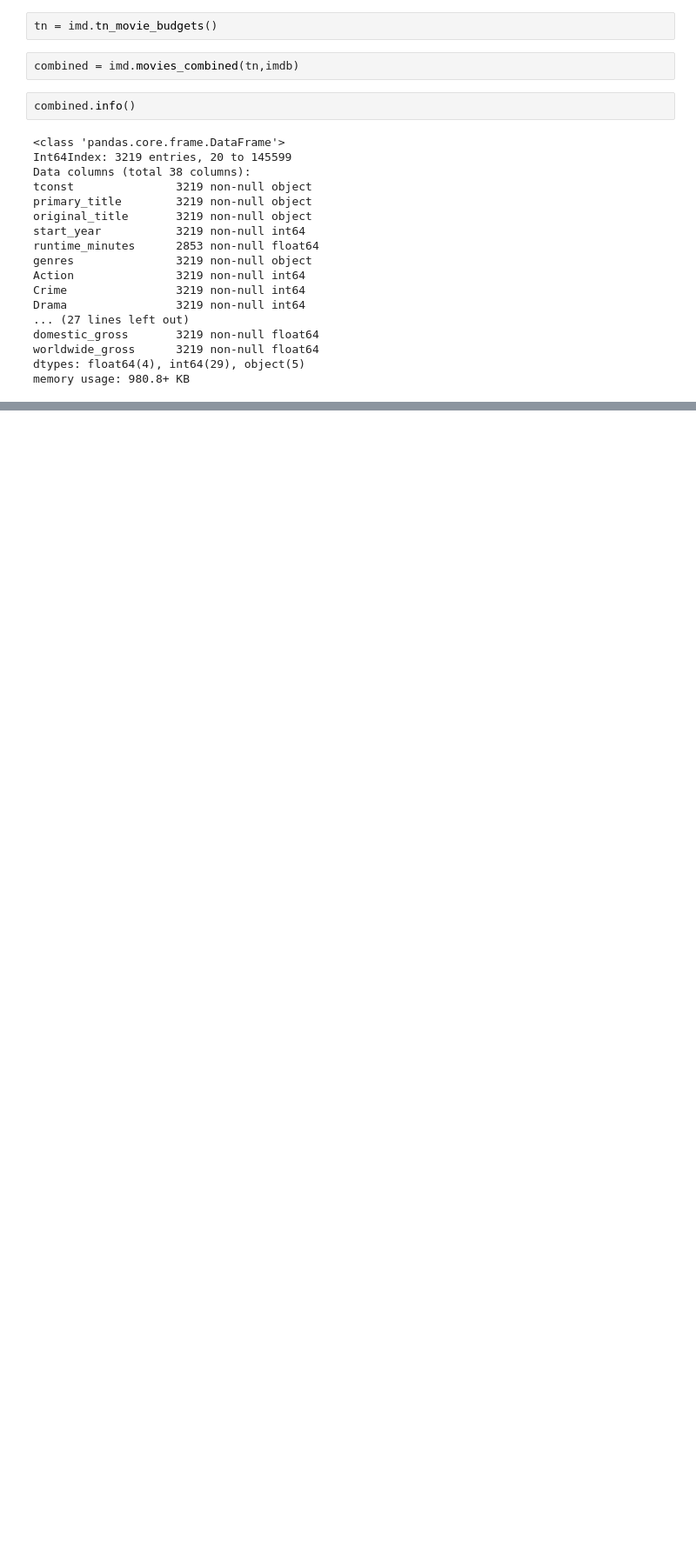
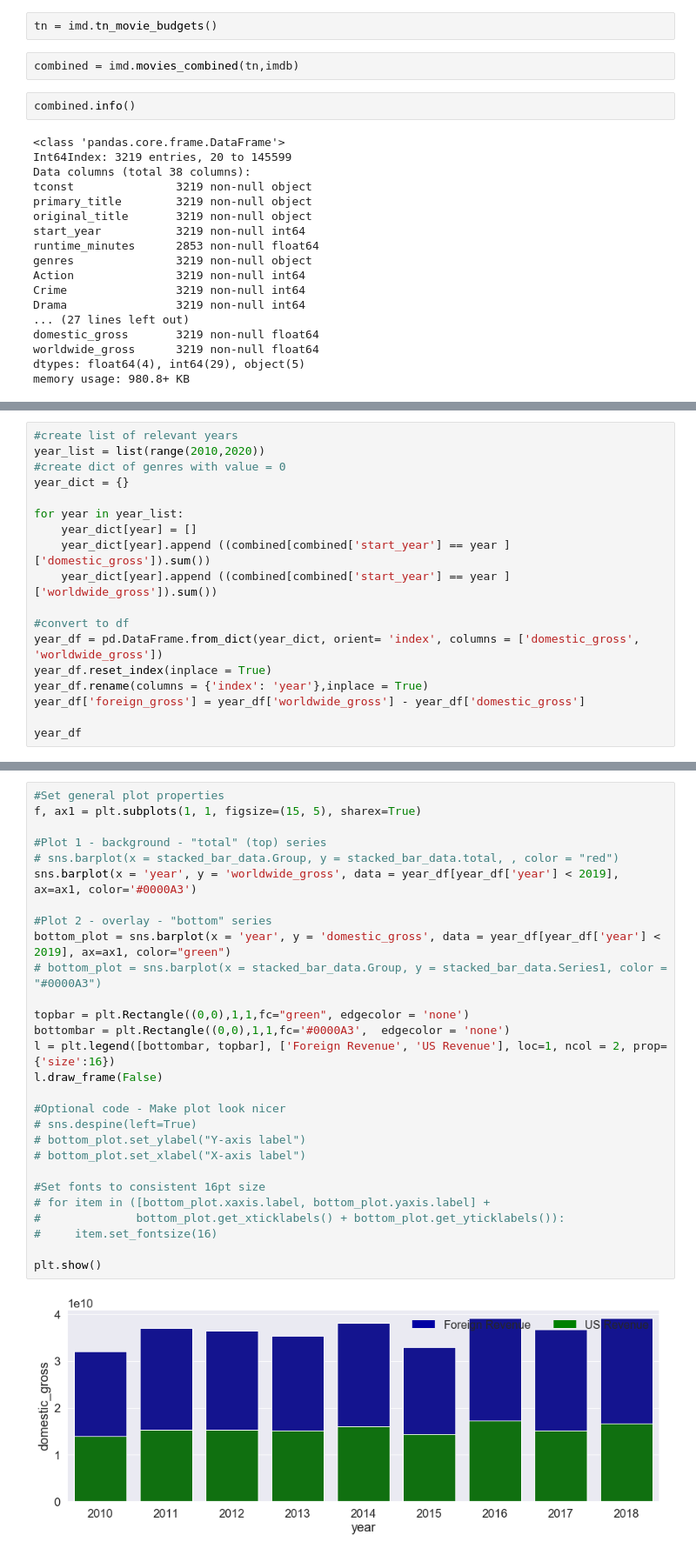
Before and after one commit to RumTumTum/mod_1_project, a Jupyter notebook: Revenue_by_genre.ipynb, the cells around one changed output, grey strips where cells are left out. Shown: that part at 87% size. Drawn from its saved outputs; the diff is of its cells as text; blank space fills up the shorter version.

Commit message:
update visualizations

```diff
--- a/Revenue_by_genre.ipynb
+++ b/Revenue_by_genre.ipynb
@@ -122,0 +89,18 @@ genre_df
+# %%
+#create list of relevant years
+year_list = list(range(2010,2020))
+#create dict of genres with value = 0
+year_dict = {}
+
+for year in year_list:
+    year_dict[year] = []
+    year_dict[year].append ((combined[combined['start_year'] == year ]['domestic_gross']).sum())
+    year_dict[year].append ((combined[combined['start_year'] == year ]['worldwide_gross']).sum())
+
+#convert to df
+year_df = pd.DataFrame.from_dict(year_dict, orient= 'index', columns = ['domestic_gross', 'worldwide_gross'])
+year_df.reset_index(inplace = True)
+year_df.rename(columns = {'index': 'year'},inplace = True)
+year_df['foreign_gross'] = year_df['worldwide_gross'] - year_df['domestic_gross']
+
+year_df
@@ -178,0 +154,30 @@ genre_df.set_index('genre').T.plot( kind='bar', stacked=True)
+# %%
+#Set general plot properties
+f, ax1 = plt.subplots(1, 1, figsize=(15, 5), sharex=True)
+
+#Plot 1 - background - "total" (top) series
+# sns.barplot(x = stacked_bar_data.Group, y = stacked_bar_data.total, , color = "red")
+sns.barplot(x = 'year', y = 'worldwide_gross', data = year_df[year_df['year'] < 2019], ax=ax1, color='#0000A3')
+
+#Plot 2 - overlay - "bottom" series
+bottom_plot = sns.barplot(x = 'year', y = 'domestic_gross', data = year_df[year_df['year'] < 2019], ax=ax1, color="green")
+# bottom_plot = sns.barplot(x = stacked_bar_data.Group, y = stacked_bar_data.Series1, color = "#0000A3")
+
+topbar = plt.Rectangle((0,0),1,1,fc="green", edgecolor = 'none')
+bottombar = plt.Rectangle((0,0),1,1,fc='#0000A3',  edgecolor = 'none')
+l = plt.legend([bottombar, topbar], ['Foreign Revenue', 'US Revenue'], loc=1, ncol = 2, prop={'size':16})
+l.draw_frame(False)
+
+#Optional code - Make plot look nicer
+# sns.despine(left=True)
+# bottom_plot.set_ylabel("Y-axis label")
+# bottom_plot.set_xlabel("X-axis label")
+
+#Set fonts to consistent 16pt size
+# for item in ([bottom_plot.xaxis.label, bottom_plot.yaxis.label] +
+#              bottom_plot.get_xticklabels() + bottom_plot.get_yticklabels()):
+#     item.set_fontsize(16)
+
+plt.show()
+# %% [output]
+[figure, added]
```
Also changed, not shown: parts of 15 cells of this notebook.
